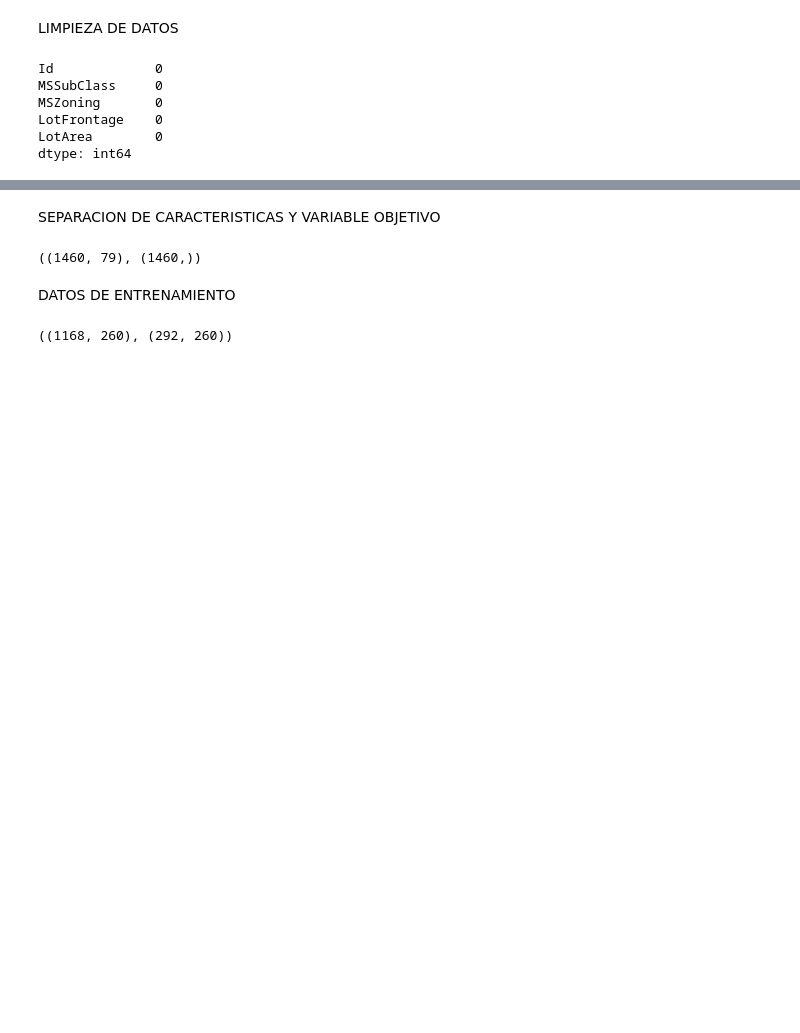
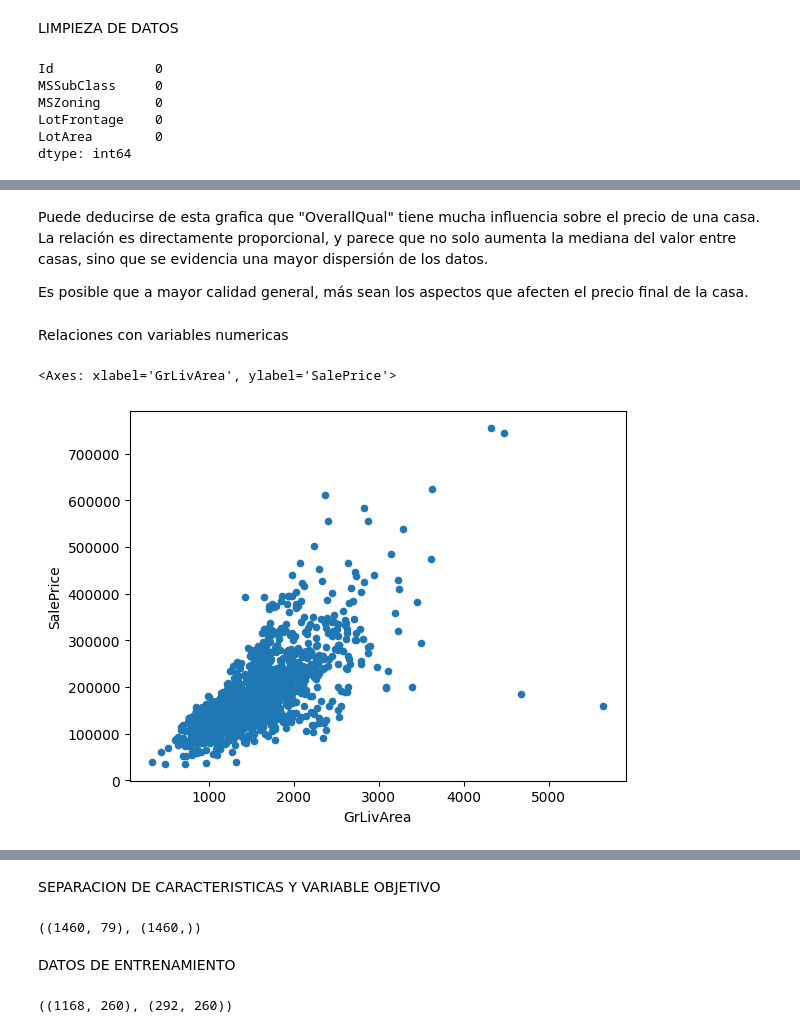
Before and after one commit to rodrigoosoriogaona/Ciencia-de-Datos, a Jupyter notebook: src/notebook/Ciencia de Datos.ipynb, the cells around one changed output, grey strips where cells are left out. Cells and saved outputs as stored; diff of their text form; code cells hidden in the pictures; blank space fills up the shorter version.

Commit message:
Añadidas 2 graficas y analisis a la Est. Descriptiva

```diff
--- a/src/notebook/Ciencia de Datos.ipynb
+++ b/src/notebook/Ciencia de Datos.ipynb
@@ -259,0 +288,13 @@ dtype: int64
+# %% [markdown]
+Puede deducirse de esta grafica que "OverallQual" tiene mucha influencia sobre el precio de una casa. La relación es directamente proporcional, y parece que no solo aumenta la mediana del valor entre casas, sino que se evidencia una mayor dispersión de los datos.
+
+Es posible que a mayor calidad general, más sean los aspectos que afecten el precio final de la casa.
+# %% [markdown]
+Relaciones con variables numericas
+# %%
+variable = 'GrLivArea'
+data = pd.concat([df['SalePrice'],df[variable]],axis=1)
+data.plot.scatter(x=variable, y='SalePrice', alpha = 1)
+# %% [output]
+<Axes: xlabel='GrLivArea', ylabel='SalePrice'>
+[figure, added]
```
Also changed, not shown: parts of 9 cells of this notebook, 1 other file.
